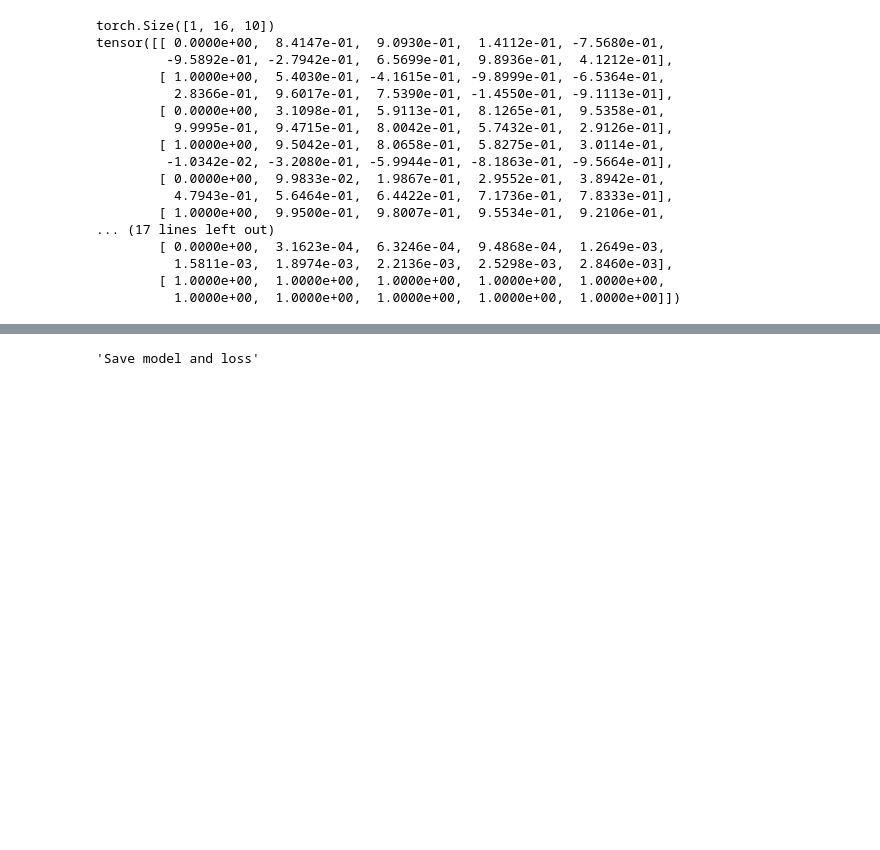
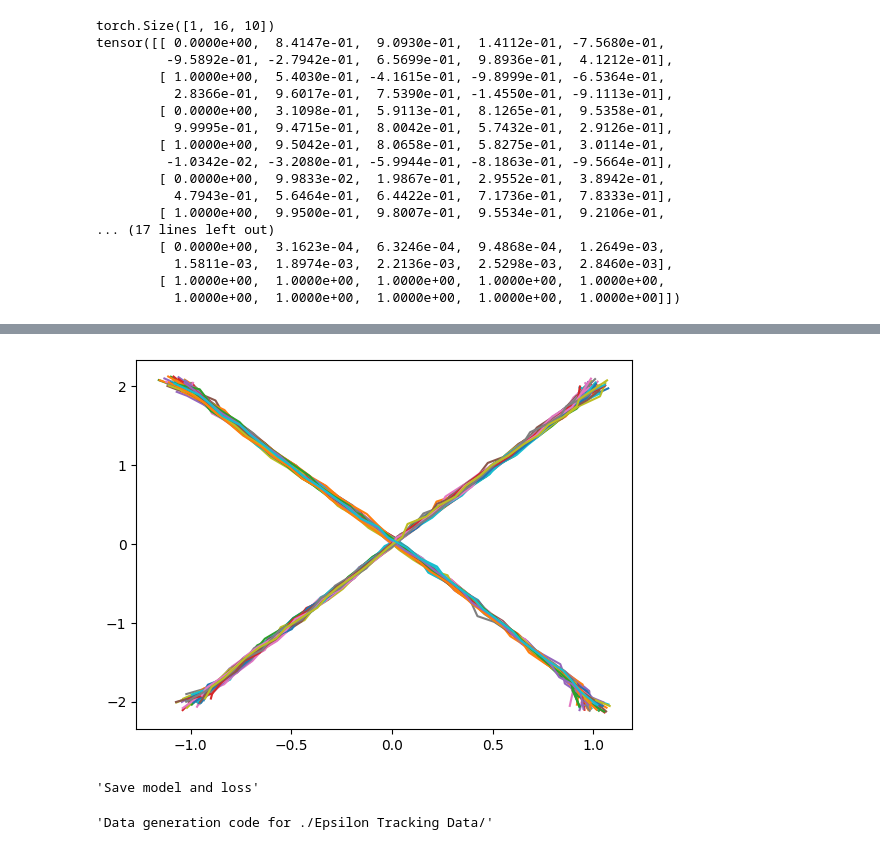
Before and after one commit to SieRaX/diffuser, a Jupyter notebook: notebook/jhsong/Trajectory Diffusion_UNet_X_v2.ipynb, the cells around one changed output, grey strips where cells are left out. Cells and saved outputs as stored; diff of their text form; code cells hidden in the pictures; blank space fills up the shorter version.

```diff
--- a/notebook/jhsong/Trajectory Diffusion_UNet_X_v2.ipynb
+++ b/notebook/jhsong/Trajectory Diffusion_UNet_X_v2.ipynb
@@ -472,3 +401,36 @@ plt.plot(sampled_x.transpose(1, 0), sampled_y.transpose(1, 0));
+# %%
+def ddpm_sig_sq(alphas_prod, t, interval):
+    return (1 - alphas_prod[t - 1 - interval]) / (1 - alphas_prod[t - 1]) * (1 - alphas_prod[t - 1] / alphas_prod[t - 1 - interval])
+# %%
+"""DDIM, sigma retrieved from the function above"""
+with torch.no_grad():
+  batch_size = 100
+  noise_data = torch.randn(batch_size, data_size_1, data_size_2, device=device)
+  T = 100
+  interval = int(n_timesteps / T)
+
+  for t in range(n_timesteps, 0, -interval):
+    t_l = [t - 1] * batch_size
+    noise = torch.randn(batch_size, data_size_1, data_size_2, device=device)
+    eps_estimate = eps_network(noise_data, t_l)
+    x0_pred = (noise_data - one_minus_alphas_bar_sqrt[t - 1] * eps_estimate) / alphas_bar_sqrt[t - 1]
+    if t > interval:
+      # noise_data = alphas_bar_sqrt[t - 1 - interval] * x0_pred + one_minus_alphas_bar_sqrt[t - 1 - interval] * eps_estimate
+      noise_data = alphas_bar_sqrt[t - 1 - interval] * x0_pred + (1 - alphas_prod[t - 1 - interval] - ddpm_sig_sq(alphas_prod, t, interval)) * eps_estimate + ddpm_sig_sq(alphas_prod, t, interval).sqrt() * noise
+    else:
+      noise_data = x0_pred
+
+sampled = noise_data.reshape(-1, 2, n).cpu().numpy()
+sampled_x = sampled[:, 0, :]
+sampled_y = sampled[:, 1, :]
+
+# fig = plt.figure()
+# ax = fig.add_subplot(1, 1, 1)
+# ax.scatter(sampled_x.transpose(1, 0), sampled_y.transpose(1, 0))
+
+plt.plot(sampled_x.transpose(1, 0), sampled_y.transpose(1, 0));
+# %% [output]
+[figure, added]
 # %%
 import pickle
 
@@ -480,3 +442,30 @@ import pickle
 #     pickle.dump(r_process, f1)
 # %% [output]
 'Save model and loss'
+# %%
+"""Data generation code for ./Epsilon Tracking Data/"""
+# with torch.no_grad():
+#   batch_size = 1
+#   noise_data = torch.randn(batch_size, data_size_1, data_size_2, device=device)
+#   r_process = [noise_data]
+
+#   for t in range(n_timesteps, 0, -1):
+#     t_l = [t - 1] * batch_size
+#     noise = torch.randn(batch_size, data_size_1, data_size_2, device=device)
+#     eps_estimate = eps_network(noise_data, t_l)
+#     noise_data = 1 / alphas[t - 1].sqrt() * (noise_data - betas[t - 1] / one_minus_alphas_bar_sqrt[t - 1] * eps_estimate) + 0.2 * betas[t - 1].sqrt() * noise
+#     r_process.append(noise_data)
+#     # if t == 1:
+#     #   noise_data = noise_data - betas[t - 1].sqrt() * noise
+
+# sampled = noise_data.reshape(-1, 2, n).cpu().numpy()
+# sampled_x = sampled[:, 0, :]
+# sampled_y = sampled[:, 1, :]
+
+# # fig = plt.figure()
+# # ax = fig.add_subplot(1, 1, 1)
+# # ax.scatter(sampled_x.transpose(1, 0), sampled_y.transpose(1, 0))
+
+# plt.plot(sampled_x.transpose(1, 0), sampled_y.transpose(1, 0));
+# %% [output]
+'Data generation code for ./Epsilon Tracking Data/'
```
Also changed, not shown: parts of 12 cells of this notebook, 2 other files.
